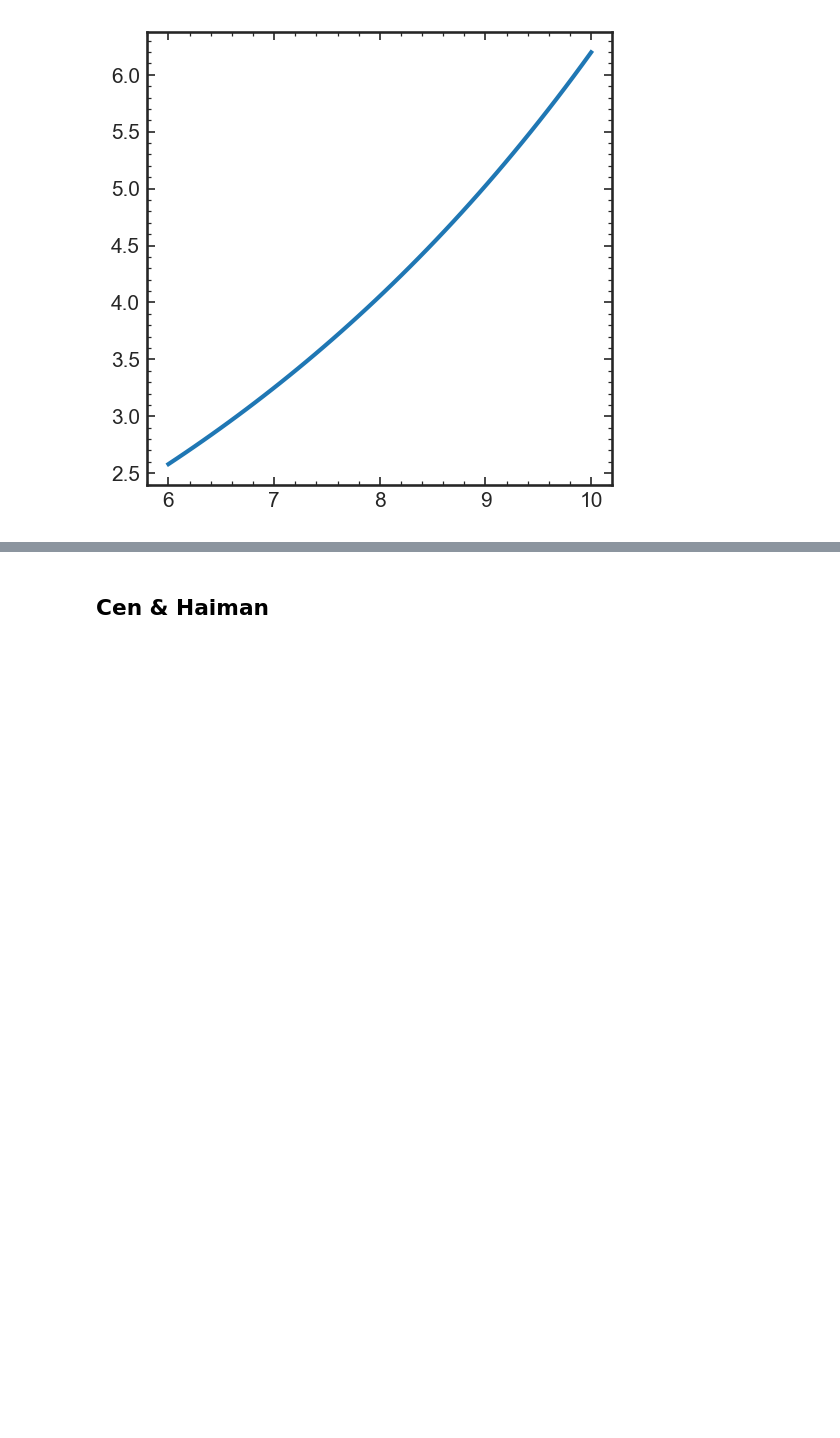
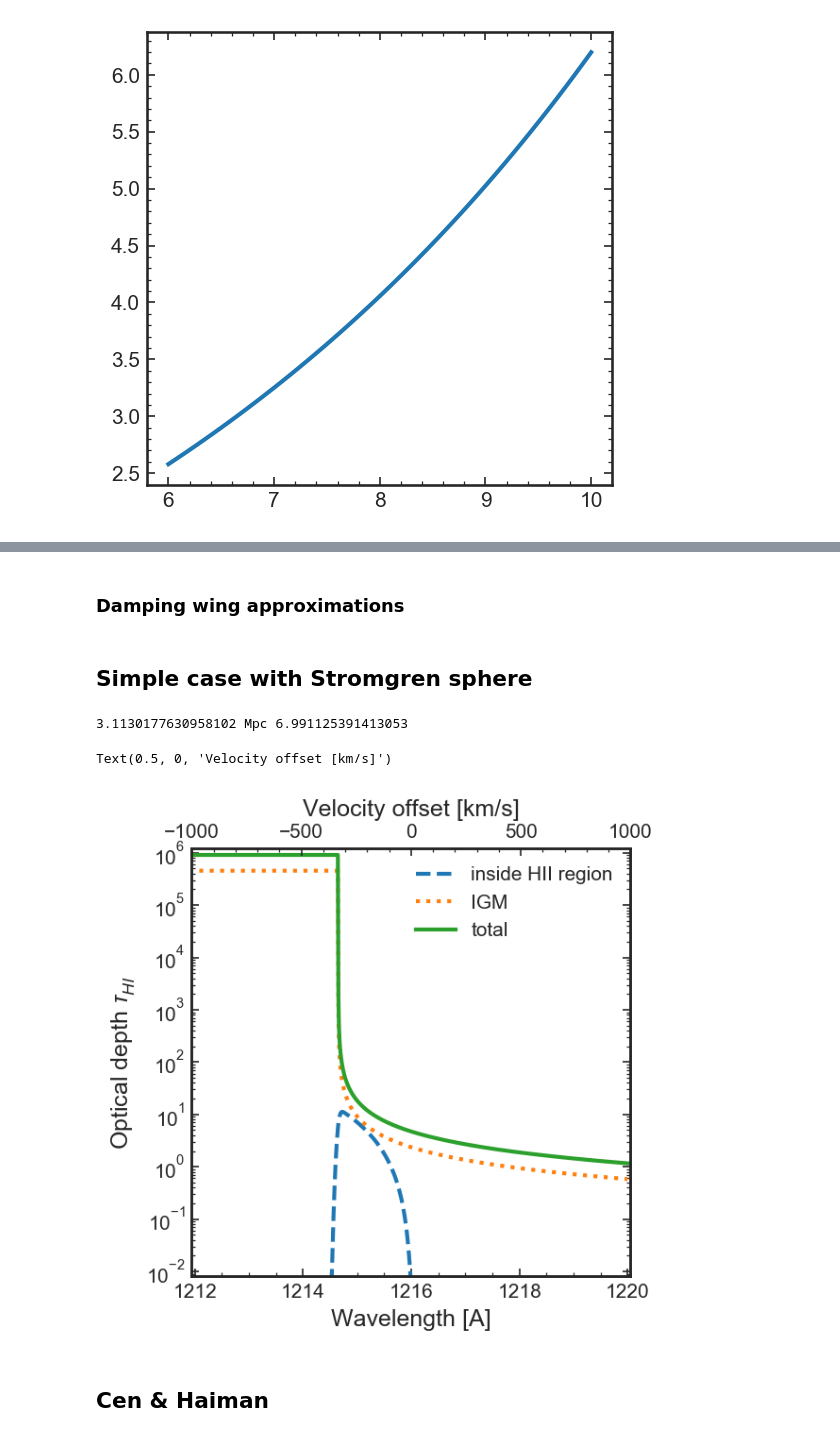
Before and after one commit to charlottenosam/LyaLineshapes, a Jupyter notebook: notebooks/bubble_size_lya_DV.ipynb, the cells around one changed output, grey strips where cells are left out. Cells and saved outputs as stored; diff of their text form; code cells hidden in the pictures; blank space fills up the shorter version.

```diff
--- a/notebooks/bubble_size_lya_DV.ipynb
+++ b/notebooks/bubble_size_lya_DV.ipynb
@@ -354,0 +434,2 @@ plt.plot(ztab, R/R_stromgren(ztab))
+# %% [markdown]
+### Damping wing approximations
@@ -355,2 +469,52 @@ plt.plot(ztab, R/R_stromgren(ztab))
+# %% [markdown]
+## Simple case with Stromgren sphere
+# %%
+wave_em = np.linspace(1210, 1220., 1000) * u.Angstrom
+
+z_s   = 7.
+z_min = 6.
+
+Ndot_ion = 1.e57/u.s
+
+R_ion = R_bubble_CenHaiman2000(z_s, Ndot_ion=Ndot_ion)
+z_ion = z_bubble(R_ion, z_s=z_s)
+
+print(R_ion, z_ion)
+
+# inside bubble
+tau_HII = optical_depth(wave_em, z_min=z_ion, z_max=z_s, z_s=z_s,
+                        inside_HII=True, T=1.e4*u.K, Ndot_ion=Ndot_ion)
+
+# in IGM
+tau_IGM = optical_depth(wave_em, z_min=z_min, z_max=z_ion, z_s=z_s,
+                        inside_HII=False, T=1.*u.K, Ndot_ion=Ndot_ion)
+# %% [output]
+3.1130177630958102 Mpc 6.991125391413053
+# %%
+DV_tab = wave_to_DV(wave_em)
+
+fig, ax_wave = plt.subplots(1,1)
+
+ax_wave.semilogy(wave_em, tau_HII, ls='dashed', label='inside HII region')
+ax_wave.semilogy(wave_em, tau_IGM, ls='dotted', label='IGM')
+
+tau_total = tau_IGM + tau_IGM
+
+ax_wave.semilogy(wave_em, tau_total, label='total')
+
+ax_DV = ax_wave.twiny()
+ax_DV.semilogy(DV_tab, tau_total, label='total', lw=0)
+
+ax_wave.legend()
+ax_wave.set_ylim(0.8e-2, 1.2e6)
+ax_DV.set_xlim(-1000, 1000)
+ax_wave.set_xlim(DV_to_wave(np.array(ax_DV.get_xlim())*u.km/u.s).value)
+
+ax_wave.set_ylabel(r'Optical depth $\tau_{HI}$')
+ax_wave.set_xlabel('Wavelength [A]')
+ax_DV.set_xlabel('Velocity offset [km/s]')
+# %% [output]
+Text(0.5, 0, 'Velocity offset [km/s]')
+[figure, added]
 # %% [markdown]
 ## Cen & Haiman
```
Also changed, not shown: parts of 37 cells of this notebook, 3 other files.
